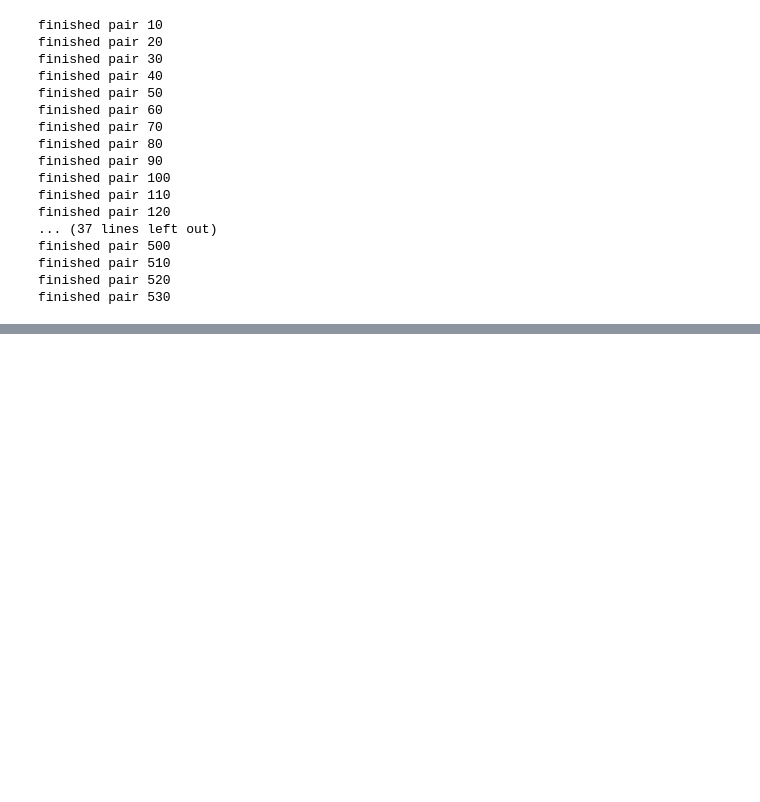
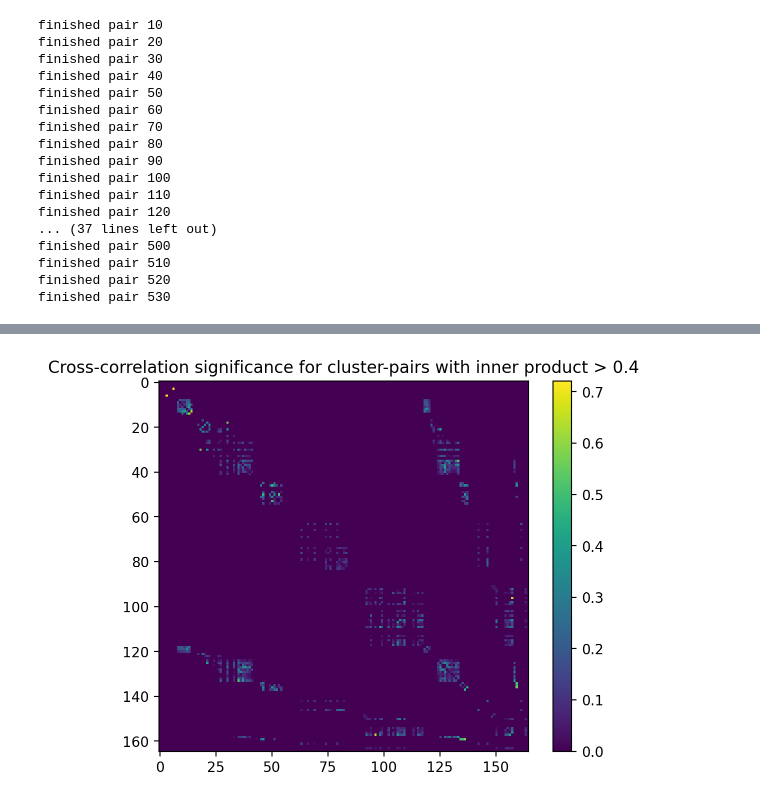
Before and after one commit to saikoukunt/burst-detector, a Jupyter notebook: notebooks/hippo_cluster_metrics.ipynb, the cells around one changed output, grey strips where cells are left out. Saved outputs shown, nothing was run; the diff lists cells and outputs as text; code cells hidden in the pictures; blank space fills up the shorter version.

Commit message:
Cross correlation metric and testing

```diff
--- a/notebooks/hippo_cluster_metrics.ipynb
+++ b/notebooks/hippo_cluster_metrics.ipynb
@@ -178,0 +178,7 @@ Text(0.5, 1.0, 'Waveform-based merge decisions in rat hippocampus')
+# %%
+xcorr_sig = np.load("hippo_xcorr_sig.npy")
+# %%
+plt.imshow(xcorr_sig); plt.colorbar();
+plt.title("Cross-correlation significance for cluster-pairs with inner product > 0.4");
+# %% [output]
+[figure, added]
```
Also changed, not shown: parts of 24 cells of this notebook, 8 other files.
